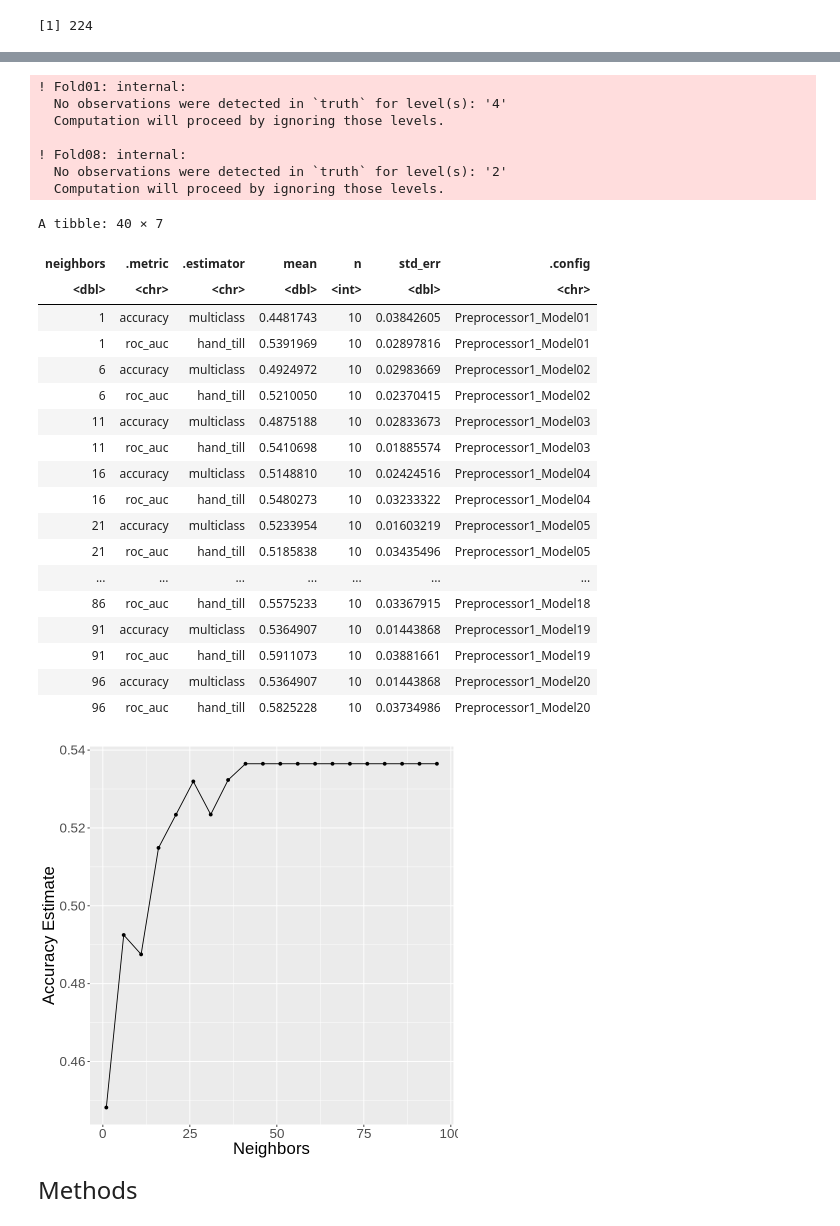
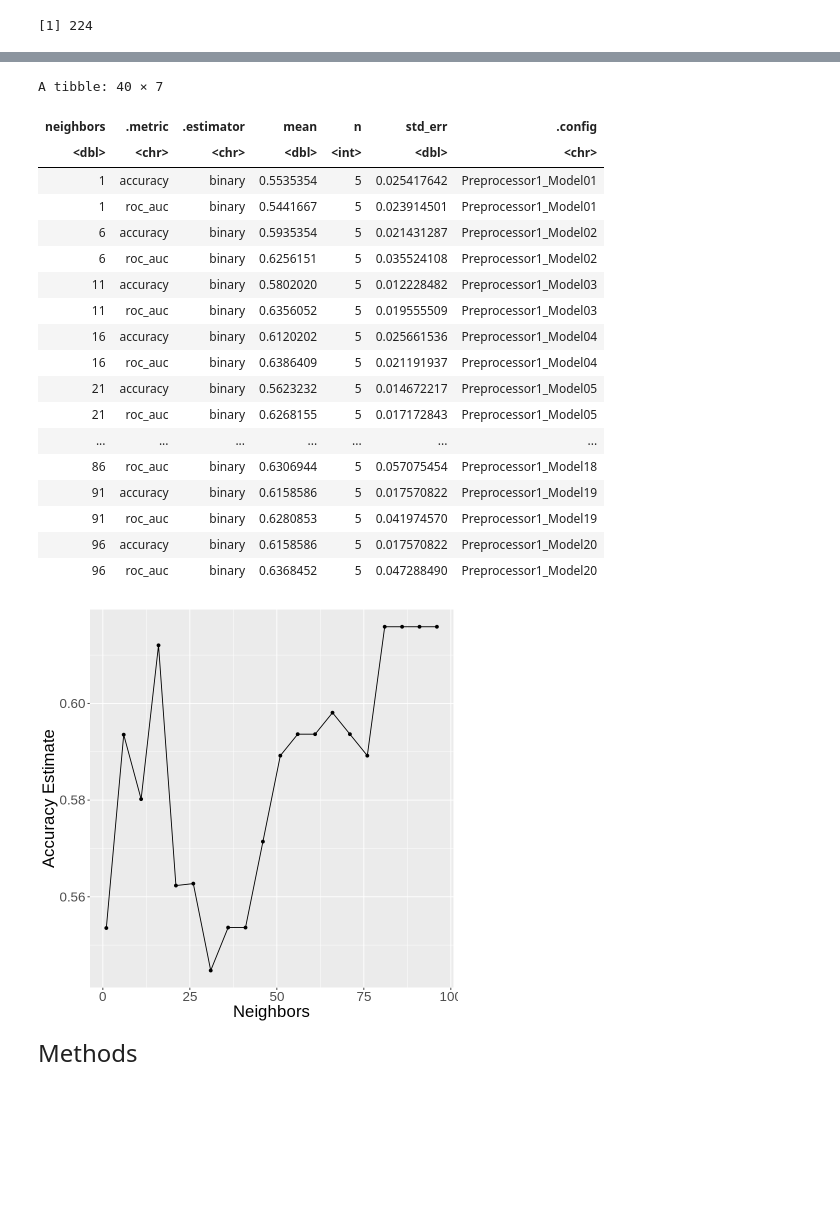
Before and after one commit to ck2671/dsci-100-2022w2-group-35, a Jupyter notebook: Heart Disease Project.ipynb, the cells around one changed output, grey strips where cells are left out. Drawn from its saved outputs; the diff is of its cells as text; code cells hidden in the pictures; blank space fills up the shorter version.

```diff
--- a/Heart Disease Project.ipynb
+++ b/Heart Disease Project.ipynb
@@ -78,8 +53,7 @@ heart_split <- initial_split(heart_data, prop=0.75, strata=resting_blood_pressur
 # %%
 #Selected columns (sex, resting blood pressure, and heart_disease_diagnosis) from heart data.
 heart_train_selected <- select(heart_train, sex, age, cholesterol, resting_blood_pressure, heart_disease_diagnosis) |>
-                        arrange(sex, age, resting_blood_pressure) |>
-                        mutate(heart_disease_diagnosis = as.factor(heart_disease_diagnosis))
+                        arrange(sex, age, resting_blood_pressure)
 heart_train_selected
 # %% [output]
 A data.frame: 224 × 5
@@ -190,0 +152,9 @@ plot_heart_disease_vs_resting_blood_pressure
+# %%
+#For our project, we are more interested in finding out whether or not heart disease is present in an individual,
+#rather than the level of heart disease severity (0, 1, 2, 3, 4). Therefore, we grouped all heart disease diagnosis
+#levels of 0 into one group (represented by 0) and we grouped all heart disease diagnosis levels of 1, 2, 3, and 4, into one group
+#into one group (represented by 1). The group represented by 0 indicates no heart disease present, while the group
+#represented by 1 indicates the presence of heart disease.
+heart_train_grouped <- heart_train_selected |>
+                        mutate(new_heart_binary=ifelse(heart_disease_diagnosis %in% c(1, 2, 3, 4), 1, 0)) |>
+                        mutate(new_heart_binary = as.factor(new_heart_binary))
@@ -192,64 +179,56 @@ plot_heart_disease_vs_resting_blood_pressure
 set.seed(20)
 #set seed to ensure we are using the same randomised numbers
 
-heart_vfold <- vfold_cv(heart_train_selected, v = 10, strata = heart_disease_diagnosis)
-#ask fares if we can change the number of folds from the proposal 5>> 10
+heart_vfold <- vfold_cv(heart_train_grouped, v = 5, strata = new_heart_binary)
 
-heart_recipe <- recipe(heart_disease_diagnosis ~ resting_blood_pressure + sex, data = heart_train_selected) |>
+heart_recipe <- recipe(new_heart_binary ~ resting_blood_pressure + sex, data = heart_train_grouped) |>
   step_scale(all_predictors()) |>
   step_center(all_predictors())
 
 knn_spec <- nearest_neighbor(weight_func = "rectangular", neighbors = tune()) |>
   set_engine("kknn") |>
   set_mode("classification")
 
 k_vals <- tibble(neighbors=seq(from=1, to=100, by=5))
 
 knn_results <- workflow() |>
   add_recipe(heart_recipe) |>
   add_model(knn_spec) |>
   tune_grid(resamples = heart_vfold, grid = k_vals) |>
   collect_metrics()
 knn_results
 
 accuracies <- knn_results |>
   filter(.metric == "accuracy")
 
 cross_val_plot <- accuracies |>
     ggplot(aes(x = neighbors, y = mean)) +
     geom_point() +
     geom_line() +
     labs(x = "Neighbors", y = "Accuracy Estimate") +
     theme(text = element_text(size = 20))
 cross_val_plot
 # %% [output]
-! Fold01: internal:
-  No observations were detected in `truth` for level(s): '4'
-  Computation will proceed by ignoring those levels.
-
-! Fold08: internal:
-  No observations were detected in `truth` for level(s): '2'
-  Computation will proceed by ignoring those levels.
+A tibble: 40 × 7
-A tibble: 40 × 7
 | neighbors | .metric | .estimator | mean | n | std_err | .config |
 | <dbl> | <chr> | <chr> | <dbl> | <int> | <dbl> | <chr> |
-| 1 | accuracy | multiclass | 0.4481743 | 10 | 0.03842605 | Preprocessor1_Model01 |
-| 1 | roc_auc | hand_till | 0.5391969 | 10 | 0.02897816 | Preprocessor1_Model01 |
-| 6 | accuracy | multiclass | 0.4924972 | 10 | 0.02983669 | Preprocessor1_Model02 |
-| 6 | roc_auc | hand_till | 0.5210050 | 10 | 0.02370415 | Preprocessor1_Model02 |
-| 11 | accuracy | multiclass | 0.4875188 | 10 | 0.02833673 | Preprocessor1_Model03 |
-| 11 | roc_auc | hand_till | 0.5410698 | 10 | 0.01885574 | Preprocessor1_Model03 |
-| 16 | accuracy | multiclass | 0.5148810 | 10 | 0.02424516 | Preprocessor1_Model04 |
-| 16 | roc_auc | hand_till | 0.5480273 | 10 | 0.03233322 | Preprocessor1_Model04 |
-| 21 | accuracy | multiclass | 0.5233954 | 10 | 0.01603219 | Preprocessor1_Model05 |
-| 21 | roc_auc | hand_till | 0.5185838 | 10 | 0.03435496 | Preprocessor1_Model05 |
+| 1 | accuracy | binary | 0.5535354 | 5 | 0.025417642 | Preprocessor1_Model01 |
+| 1 | roc_auc | binary | 0.5441667 | 5 | 0.023914501 | Preprocessor1_Model01 |
+| 6 | accuracy | binary | 0.5935354 | 5 | 0.021431287 | Preprocessor1_Model02 |
+| 6 | roc_auc | binary | 0.6256151 | 5 | 0.035524108 | Preprocessor1_Model02 |
+| 11 | accuracy | binary | 0.5802020 | 5 | 0.012228482 | Preprocessor1_Model03 |
+| 11 | roc_auc | binary | 0.6356052 | 5 | 0.019555509 | Preprocessor1_Model03 |
+| 16 | accuracy | binary | 0.6120202 | 5 | 0.025661536 | Preprocessor1_Model04 |
+| 16 | roc_auc | binary | 0.6386409 | 5 | 0.021191937 | Preprocessor1_Model04 |
+| 21 | accuracy | binary | 0.5623232 | 5 | 0.014672217 | Preprocessor1_Model05 |
+| 21 | roc_auc | binary | 0.6268155 | 5 | 0.017172843 | Preprocessor1_Model05 |
 | ... | ... | ... | ... | ... | ... | ... |
-| 86 | roc_auc | hand_till | 0.5575233 | 10 | 0.03367915 | Preprocessor1_Model18 |
-| 91 | accuracy | multiclass | 0.5364907 | 10 | 0.01443868 | Preprocessor1_Model19 |
-| 91 | roc_auc | hand_till | 0.5911073 | 10 | 0.03881661 | Preprocessor1_Model19 |
-| 96 | accuracy | multiclass | 0.5364907 | 10 | 0.01443868 | Preprocessor1_Model20 |
-| 96 | roc_auc | hand_till | 0.5825228 | 10 | 0.03734986 | Preprocessor1_Model20 |
+| 86 | roc_auc | binary | 0.6306944 | 5 | 0.057075454 | Preprocessor1_Model18 |
+| 91 | accuracy | binary | 0.6158586 | 5 | 0.017570822 | Preprocessor1_Model19 |
+| 91 | roc_auc | binary | 0.6280853 | 5 | 0.041974570 | Preprocessor1_Model19 |
+| 96 | accuracy | binary | 0.6158586 | 5 | 0.017570822 | Preprocessor1_Model20 |
+| 96 | roc_auc | binary | 0.6368452 | 5 | 0.047288490 | Preprocessor1_Model20 |
-[figure, old version]
+[figure, new version]
 # %% [markdown]
 <font size="5"> Methods </font>
 # %% [markdown]
```
Also changed, not shown: parts of 7 cells of this notebook.
